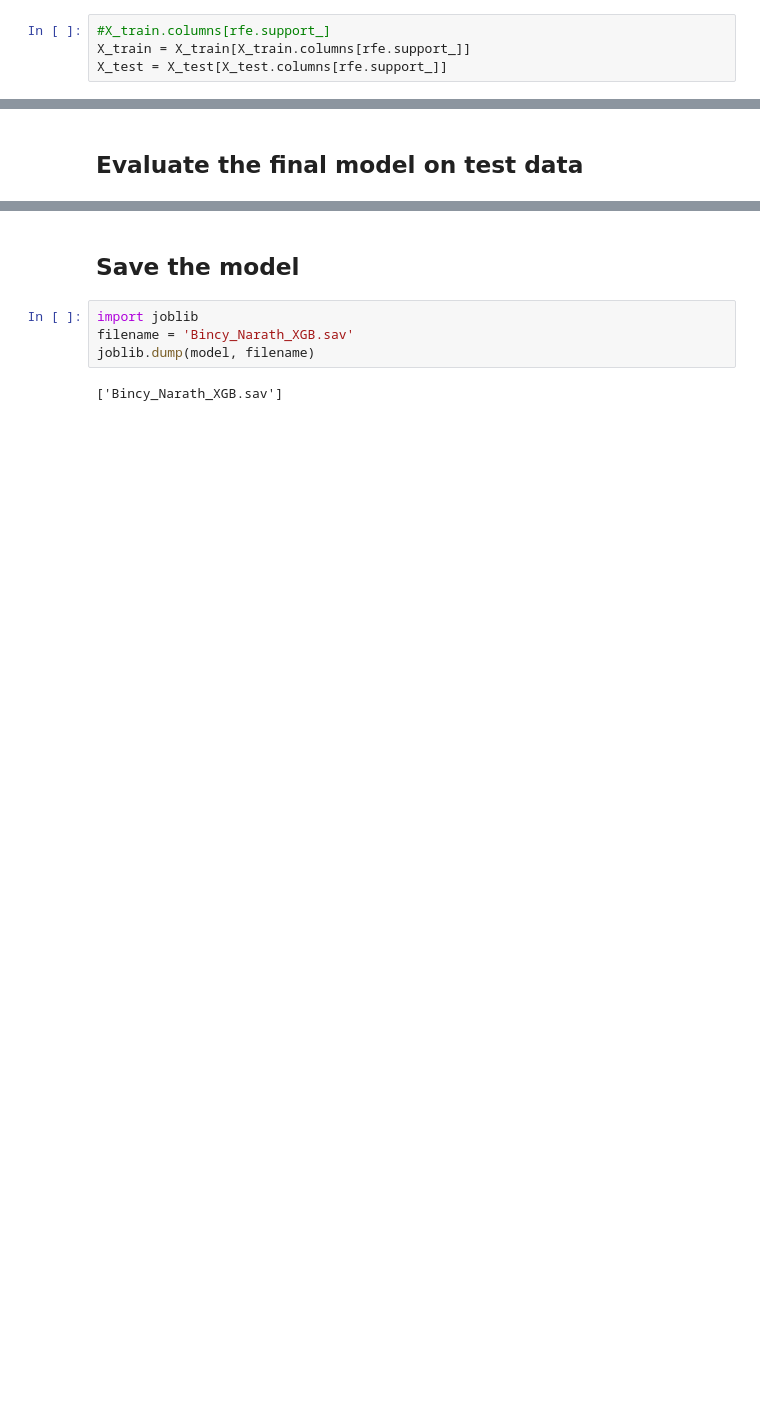
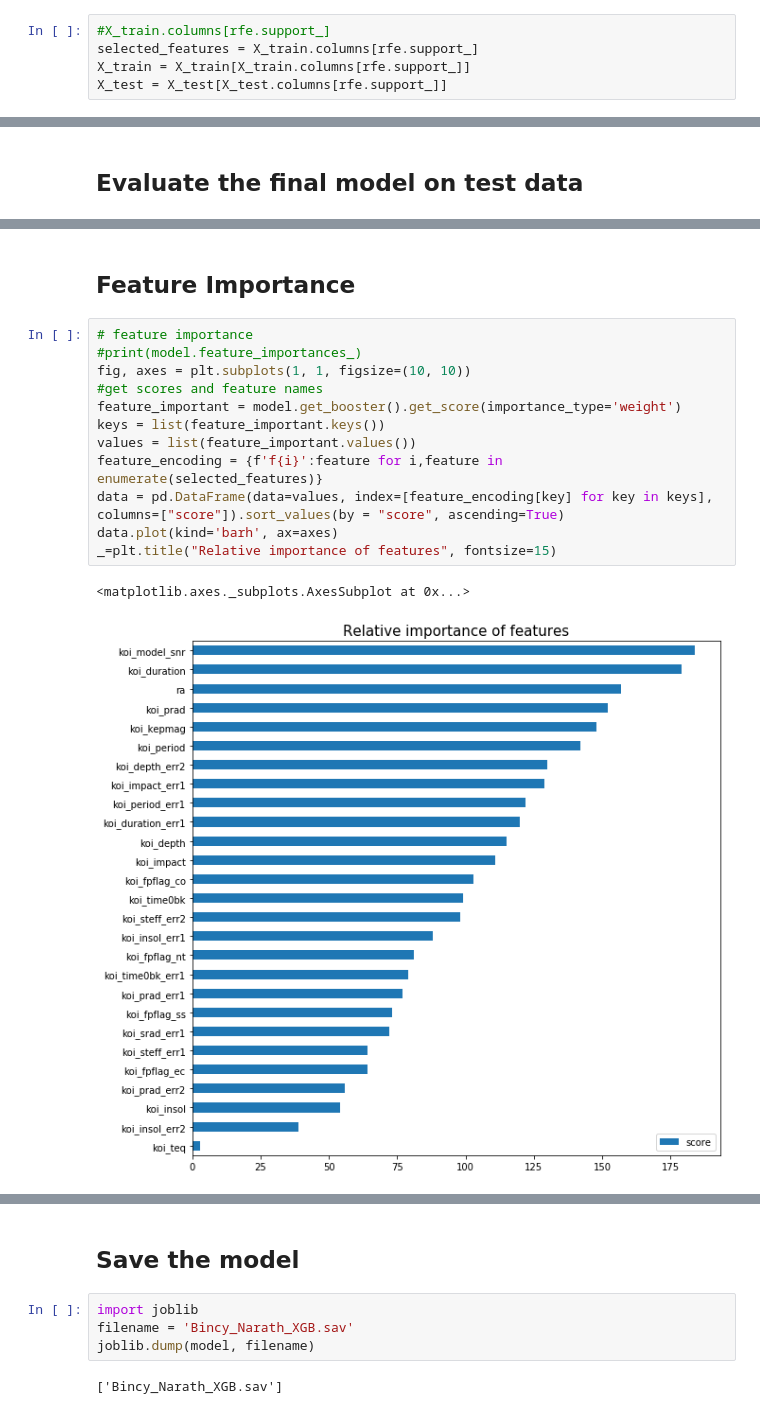
Before and after one commit to bnarath/find_Exoplanet, a Jupyter notebook: Code/Model2_XGB.ipynb, the cells around one changed output, grey strips where cells are left out. Cells and saved outputs as stored; diff of their text form; blank space fills up the shorter version.

```diff
--- a/Code/Model2_XGB.ipynb
+++ b/Code/Model2_XGB.ipynb
@@ -167,5 +157,6 @@ RFE(estimator=RandomForestClassifier(), n_features_to_select=30, verbose=5)
 # %%
 #X_train.columns[rfe.support_]
+selected_features = X_train.columns[rfe.support_]
 X_train = X_train[X_train.columns[rfe.support_]]
 X_test = X_test[X_test.columns[rfe.support_]]
 # %% [markdown]
@@ -367,0 +372,17 @@ Accuracy: 0.895
+# %% [markdown]
+## Feature Importance
+# %%
+# feature importance
+#print(model.feature_importances_)
+fig, axes = plt.subplots(1, 1, figsize=(10, 10))
+#get scores and feature names
+feature_important = model.get_booster().get_score(importance_type='weight')
+keys = list(feature_important.keys())
+values = list(feature_important.values())
+feature_encoding = {f'f{i}':feature for i,feature in enumerate(selected_features)}
+data = pd.DataFrame(data=values, index=[feature_encoding[key] for key in keys], columns=["score"]).sort_values(by = "score", ascending=True)
+data.plot(kind='barh', ax=axes)
+_=plt.title("Relative importance of features", fontsize=15)
+# %% [output]
+<matplotlib.axes._subplots.AxesSubplot at 0x...>
+[figure, added]
```
Also changed, not shown: parts of 11 cells of this notebook, 2 other files.
